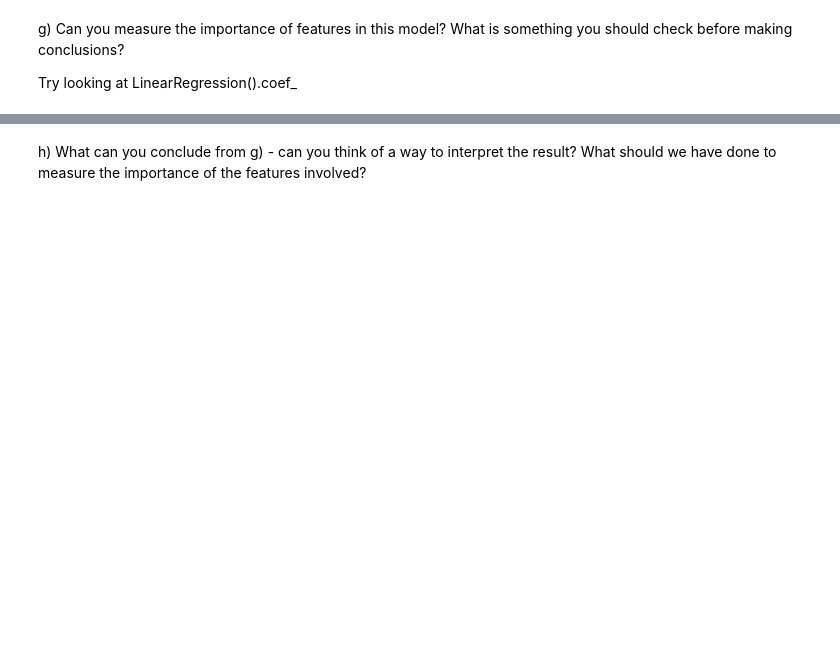
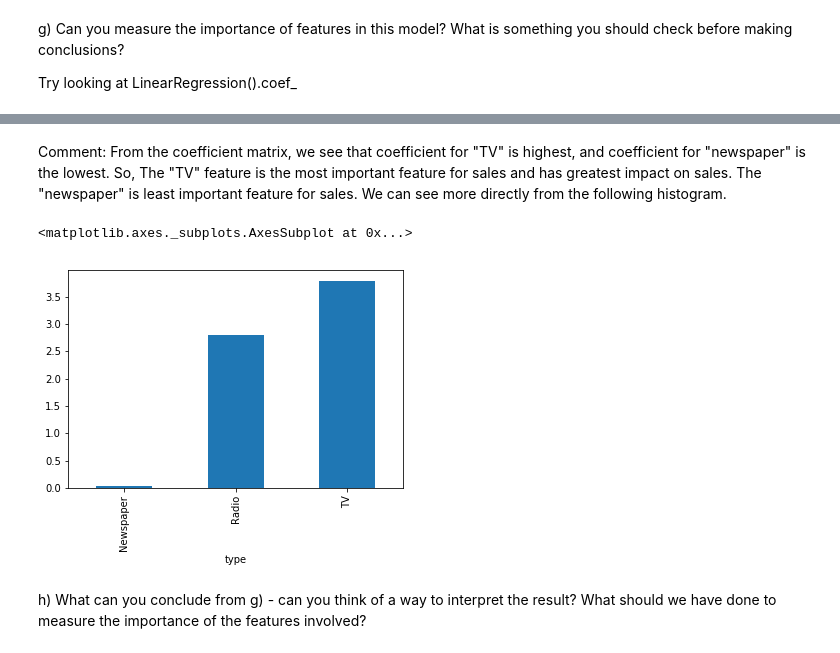
Before and after one commit to Columbia-Intro-Data-Science/python-introduction-sarahyu1, a Jupyter notebook: Homework 1 - Github and Pandas.ipynb, the cells around one changed output, grey strips where cells are left out. Saved outputs shown, nothing was run; the diff lists cells and outputs as text; code cells hidden in the pictures; blank space fills up the shorter version.

```diff
--- a/Homework 1 - Github and Pandas.ipynb
+++ b/Homework 1 - Github and Pandas.ipynb
@@ -206,2 +208,10 @@ array([[ 0.0472521 ,  0.179922  , -0.00094408]])
+# %% [markdown]
+Comment: From the coefficient matrix, we see that coefficient for "TV" is highest, and coefficient for "newspaper" is the lowest. So, The "TV" feature is the most important feature for sales and has greatest impact on sales. The "newspaper" is least important feature for sales. We can see more directly from the following histogram.
+# %%
+df = pd.DataFrame({'type':['TV' , 'Radio' , 'Newspaper'], 'coef':regr.coef_})
+df.groupby('type')['coef'].mean().plot(kind='bar')
+# %% [output]
+<matplotlib.axes._subplots.AxesSubplot at 0x...>
+[figure, added]
 # %% [markdown]
 h) What can you conclude from g) - can you think of a way to interpret the result? What should we have done to measure the importance of the features involved?
```
Also changed, not shown: parts of 38 cells of this notebook, 1 other file.
